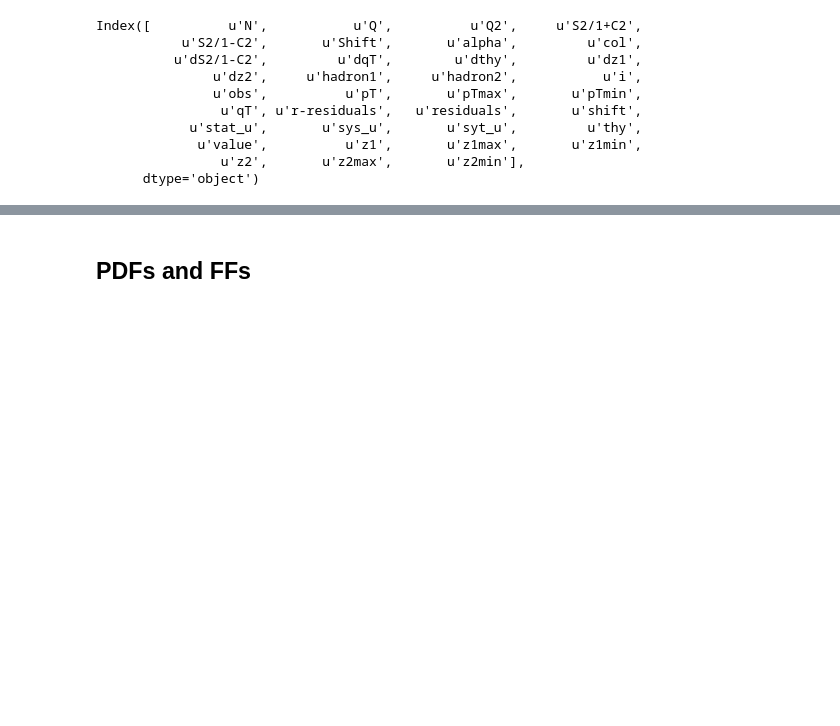
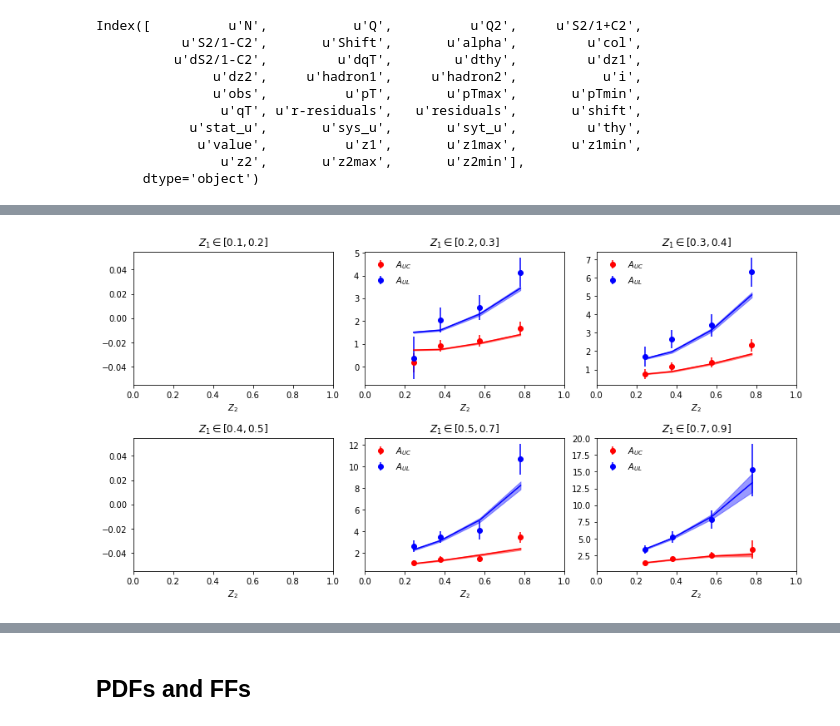
Before and after one commit to zack0179/transfer, a Jupyter notebook: fitlab/notebooks/sia_pion_MC.ipynb, the cells around one changed output, grey strips where cells are left out. Saved outputs shown, nothing was run; the diff lists cells and outputs as text; code cells hidden in the pictures; blank space fills up the shorter version.

```diff
--- a/fitlab/notebooks/sia_pion_MC.ipynb
+++ b/fitlab/notebooks/sia_pion_MC.ipynb
@@ -397,0 +388,4 @@ plot(data['belle'])
+# %%
+plot(data[1004], data[1005], '$A_{UC}$', '$A_{UL}$')
+# %% [output]
+[figure, added]
```
Also changed, not shown: parts of 17 cells of this notebook.
